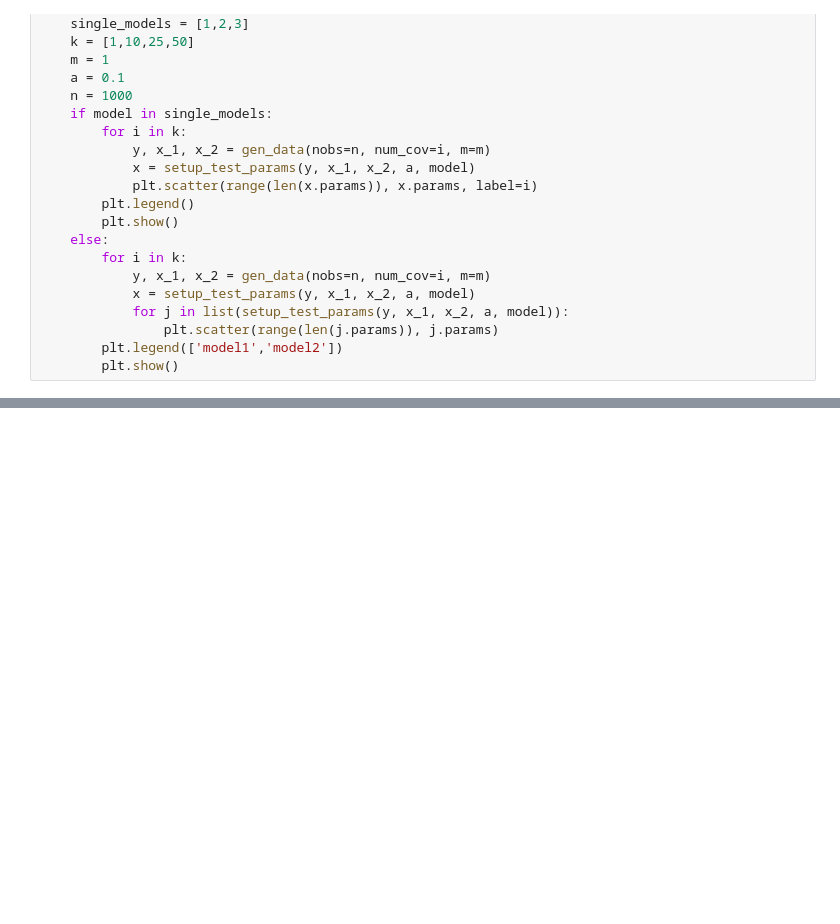
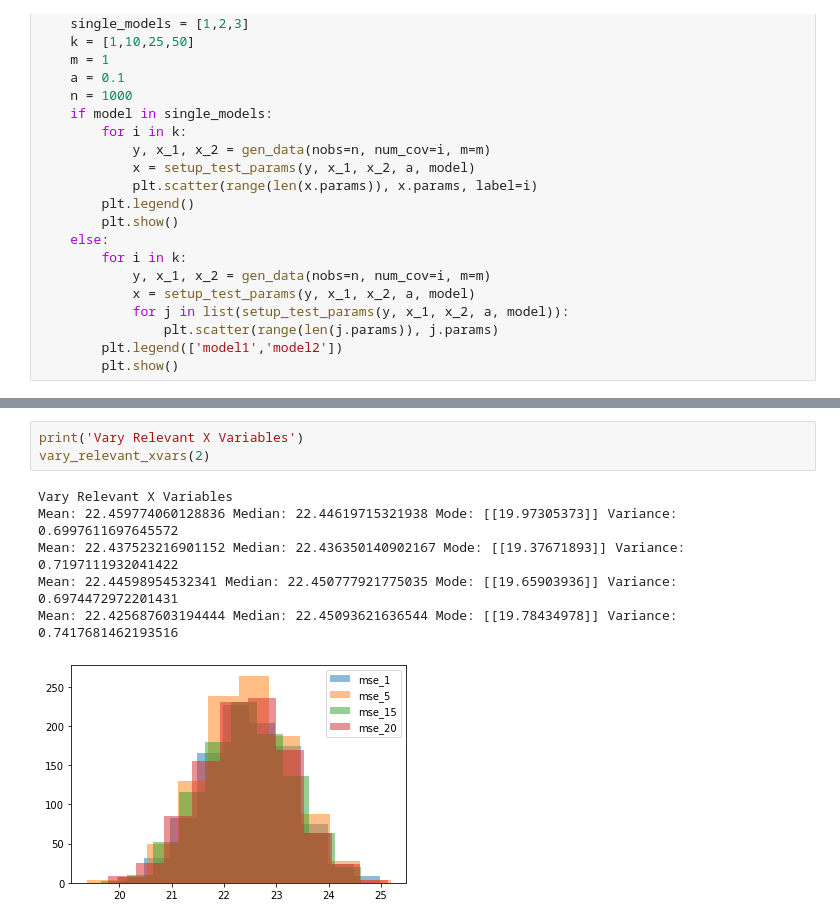
Before and after one commit to ericschulman/nonparam_vuong, a Jupyter notebook: lasso/lasso_est2.ipynb, the cells around one changed output, grey strips where cells are left out. Saved outputs shown, nothing was run; the diff lists cells and outputs as text; blank space fills up the shorter version.

```diff
--- a/lasso/lasso_est2.ipynb
+++ b/lasso/lasso_est2.ipynb
@@ -407,0 +517,10 @@ Mean: 3.9882861391474185 Median: 3.981144487073337 Mode: [[2.39423522]] Variance
+# %%
+print('Vary Relevant X Variables')
+vary_relevant_xvars(2)
+# %% [output]
+Vary Relevant X Variables
+Mean: 22.459774060128836 Median: 22.44619715321938 Mode: [[19.97305373]] Variance: 0.6997611697645572
+Mean: 22.437523216901152 Median: 22.436350140902167 Mode: [[19.37671893]] Variance: 0.7197111932041422
+Mean: 22.44598954532341 Median: 22.450777921775035 Mode: [[19.65903936]] Variance: 0.6974472972201431
+Mean: 22.425687603194444 Median: 22.45093621636544 Mode: [[19.78434978]] Variance: 0.7417681462193516
+[figure, added]
```
Also changed, not shown: parts of 24 cells of this notebook, 1 other file.
